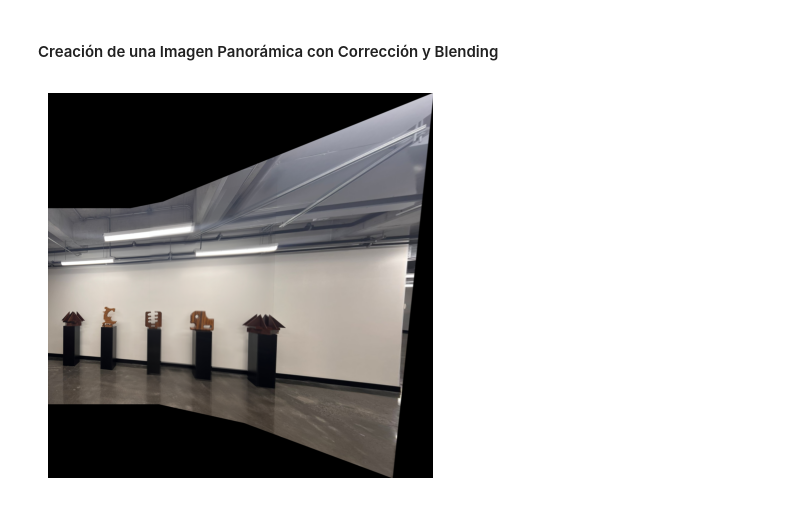
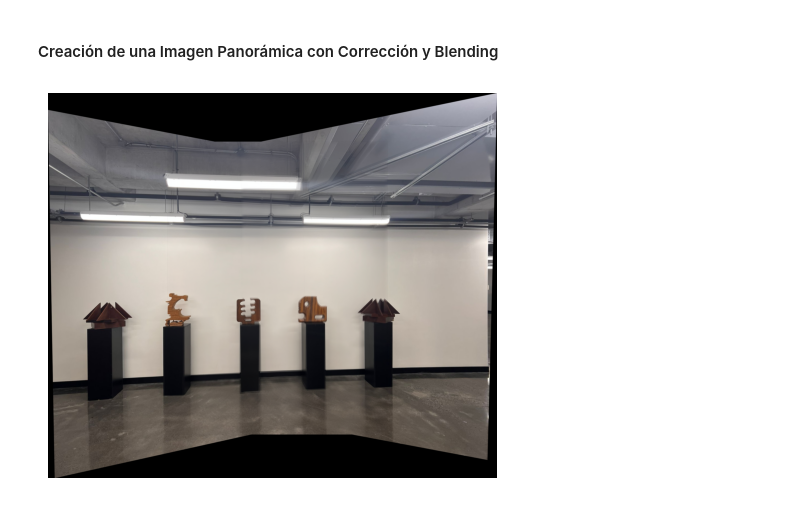
Before and after one commit to Jack200133/PanoramicImageBuilder, a Jupyter notebook: panaroma.ipynb, the cells around one changed output. Drawn from its saved outputs; the diff is of its cells as text; code cells hidden in the pictures.

```diff
--- a/panaroma.ipynb
+++ b/panaroma.ipynb
@@ -271,8 +271,24 @@ import numpy as np
 import cv2 as cv
 import matplotlib.pyplot as plt
 
-def calculate_correction(homographies, image_shapes):
-    """ Calcula el tamaño del marco final y las correcciones necesarias basadas en todas las transformaciones. """
+def update_homography(H, new_H):
+    """ Actualiza la matriz de homografía acumulada con una nueva transformación. """
+    return np.dot(new_H, H)
+
+def adjust_homographies_for_central_image(homographies, central_index):
+    """ Ajusta las homografías para que todas las imágenes se alineen con la imagen central. """
+    # Copiar las homografías originales para evitar modificar la lista original
+    adjusted_homographies = homographies[:]
+    inverse_central_H = np.linalg.inv(homographies[central_index])
+
+    # Reajustar las homografías para cada imagen en relación con la imagen central
+    for i in range(len(homographies)):
+        adjusted_homographies[i] = np.dot(inverse_central_H, homographies[i])
+
+    return adjusted_homographies
+
+def calculate_final_frame_size(homographies, image_shapes):
+    """ Calcula el tamaño del marco final basado en todas las transformaciones y tamaños de imagen. """
     min_x, min_y = float('inf'), float('inf')
     max_x, max_y = float('-inf'), float('-inf')
 
@@ -285,7 +301,7 @@ def calculate_correction(homographies, image_shapes):
             [0, h - 1, 1]
         ]).T
         transformed_corners = np.dot(H, corners)
-        transformed_corners /= transformed_corners[2, :]  # Normalización
+        transformed_corners /= transformed_corners[2, :]  # Normalizar
 
         min_x = min(min_x, np.min(transformed_corners[0, :]))
         max_x = max(max_x, np.max(transformed_corners[0, :]))
@@ -299,60 +315,43 @@ def calculate_correction(homographies, image_shapes):
 
     return (width, height), corrected_homographies
 
-# def stitch_images(images, homographies, frame_size):
-#     stitched_image = np.zeros((frame_size[1], frame_size[0], 3), dtype=np.uint8)
-
-#     for i, image in enumerate(images):
-#         if len(image.shape) == 2:
-#             image = cv.cvtColor(image, cv.COLOR_GRAY2BGR)
-#         transformed_image = cv.warpPerspective(image, homographies[i], (frame_size[0], frame_size[1]))
-#         mask = (transformed_image > 0)[..., 0]
-#         stitched_image[mask] = transformed_image[mask]
-
-#     return stitched_image
-
-
 def stitch_images(images, homographies, frame_size):
     """ Junta las imagenes y realiza blending de fusion lineal """
-    # Crear una imagen panorámica con un dtype que permite float para blending
     stitched_image = np.zeros((frame_size[1], frame_size[0], 3), dtype=np.float32)
-
-    # Usaremos también un acumulador para normalizar la imagen al final
     weight_sum = np.zeros((frame_size[1], frame_size[0]), dtype=np.float32)
 
     for i, image in enumerate(images):
         if len(image.shape) == 2:
             image = cv.cvtColor(image, cv.COLOR_GRAY2BGR)
 
         transformed_image = cv.warpPerspective(image, homographies[i], (frame_size[0], frame_size[1]))
 
-        # Crear una máscara de peso lineal (blending de feathering)
         mask = np.zeros((image.shape[0], image.shape[1]), dtype=np.float32)
-        cv.rectangle(mask, (10, 10), (mask.shape[1]-10, mask.shape[0]-10), 1, thickness=cv.FILLED)
+        cv.rectangle(mask, (10, 10), (mask.shape[1] - 10, mask.shape[0] - 10), 1, thickness = cv.FILLED)
         mask = cv.GaussianBlur(mask, (51, 51), 0)
 
         transformed_mask = cv.warpPerspective(mask, homographies[i], (frame_size[0], frame_size[1]))
 
-        # Aplicar la máscara a la imagen transformada y sumar al panorama
-        for c in range(3):  # Aplicar la máscara a cada canal
+        for c in range(3):
             stitched_image[..., c] += transformed_image[..., c] * transformed_mask
 
         weight_sum += transformed_mask
 
-    # Normalizar el resultado final
-    stitched_image /= np.stack([weight_sum]*3, axis=-1)
+    stitched_image /= np.stack([weight_sum] * 3, axis = -1)
 
-    return stitched_image.astype(np.uint8)  # Convertir a uint8 para mostrar en matplotlib
+    return stitched_image.astype(np.uint8)
 
-# Asumiendo que `im_color` contiene las imágenes y `homographies` las transformaciones
+# Supongamos que im_color contiene las imágenes y homographies las transformaciones
+central_index = 1  # Índice de la imagen que será el centro (ajustar según sea necesario)
+adjusted_homographies = adjust_homographies_for_central_image(homographies, central_index)
+
 image_shapes = [(img.shape[0], img.shape[1]) for img in im_color]
-final_frame_size, corrected_homographies = calculate_correction(homographies, image_shapes)
+final_frame_size, corrected_homographies = calculate_final_frame_size(adjusted_homographies, image_shapes)
 panoramic_image = stitch_images(im_color, corrected_homographies, final_frame_size)
 
-# Usar matplotlib para mostrar la imagen
-plt.figure(figsize=(10, 5))  # Puedes ajustar el tamaño de la figura aquí
+plt.figure(figsize = (10, 5))
 plt.imshow(cv.cvtColor(panoramic_image, cv.COLOR_BGR2RGB))
-plt.axis('off')  # Ocultar los ejes
+plt.axis('off')
 plt.show()
 # %% [output]
-[figure, old version]
+[figure, new version]
```
Also changed, not shown: parts of 7 cells of this notebook.
